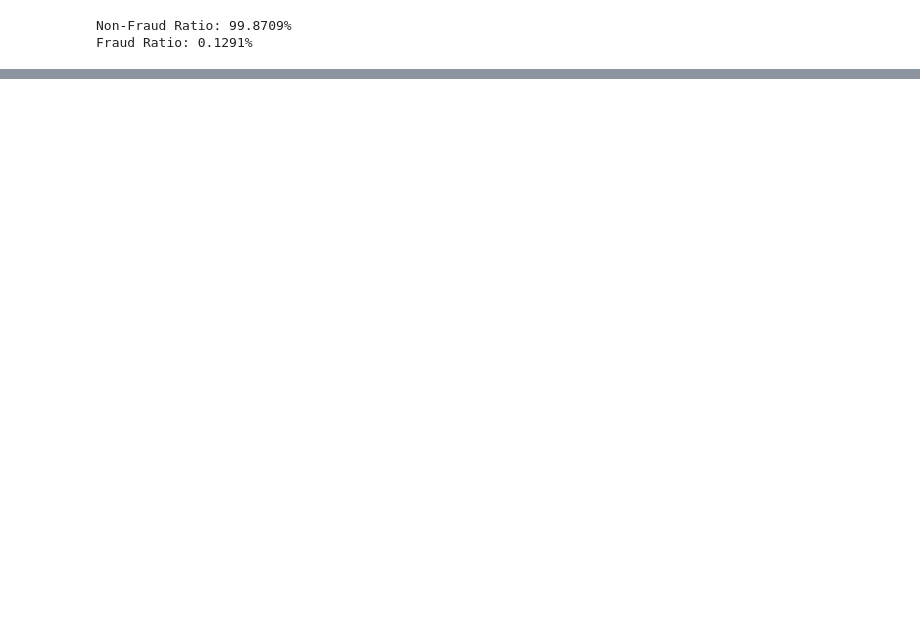
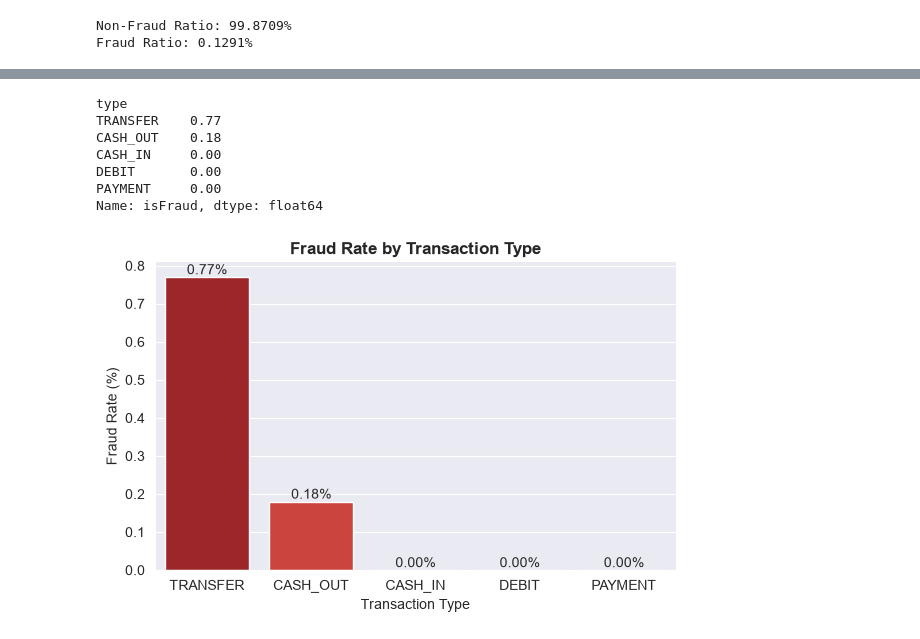
Before and after one commit to ashishpra28/FraudShield-Bank-Fraud-Detection_System, a Jupyter notebook: notebooks/experiment.ipynb, the cells around one changed output, grey strips where cells are left out. Cells and saved outputs as stored; diff of their text form; code cells hidden in the pictures; blank space fills up the shorter version.

```diff
--- a/notebooks/experiment.ipynb
+++ b/notebooks/experiment.ipynb
@@ -188,0 +212,27 @@ sns.countplot(data=df,x='isFraud')
+# %%
+# Check fraud rate by transaction type
+fraud_by_type = round(df.groupby('type')['isFraud'].mean().sort_values(ascending=False)*100,2)
+print(fraud_by_type)
+
+ax = sns.barplot( x=fraud_by_type.index,y=fraud_by_type.values,palette='Reds_r')
+
+plt.title('Fraud Rate by Transaction Type', fontweight='bold')
+plt.xlabel('Transaction Type')
+plt.ylabel('Fraud Rate (%)')
+
+# Add labels on bars
+for i in ax.containers:
+    ax.bar_label(i, fmt='%.2f%%')
+
+sns.despine()
+plt.tight_layout()
+plt.show()
+# %% [output]
+type
+TRANSFER    0.77
+CASH_OUT    0.18
+CASH_IN     0.00
+DEBIT       0.00
+PAYMENT     0.00
+Name: isFraud, dtype: float64
+[figure, added]
```
Also changed, not shown: parts of 13 cells of this notebook.
